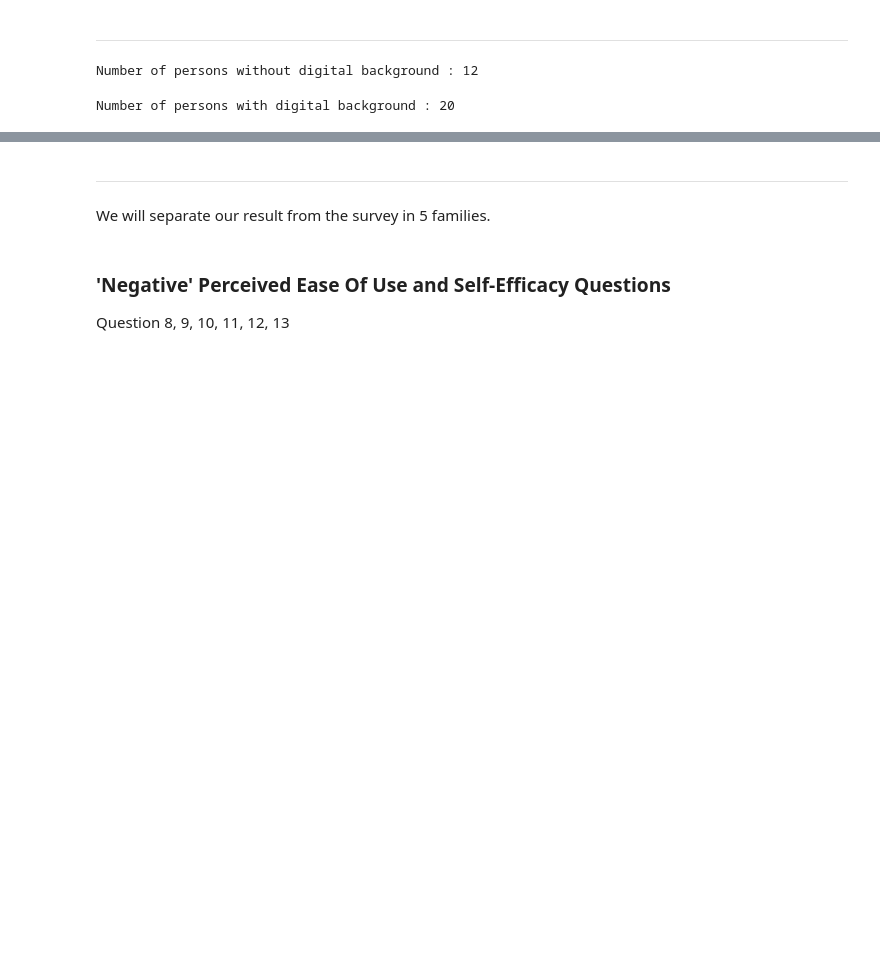
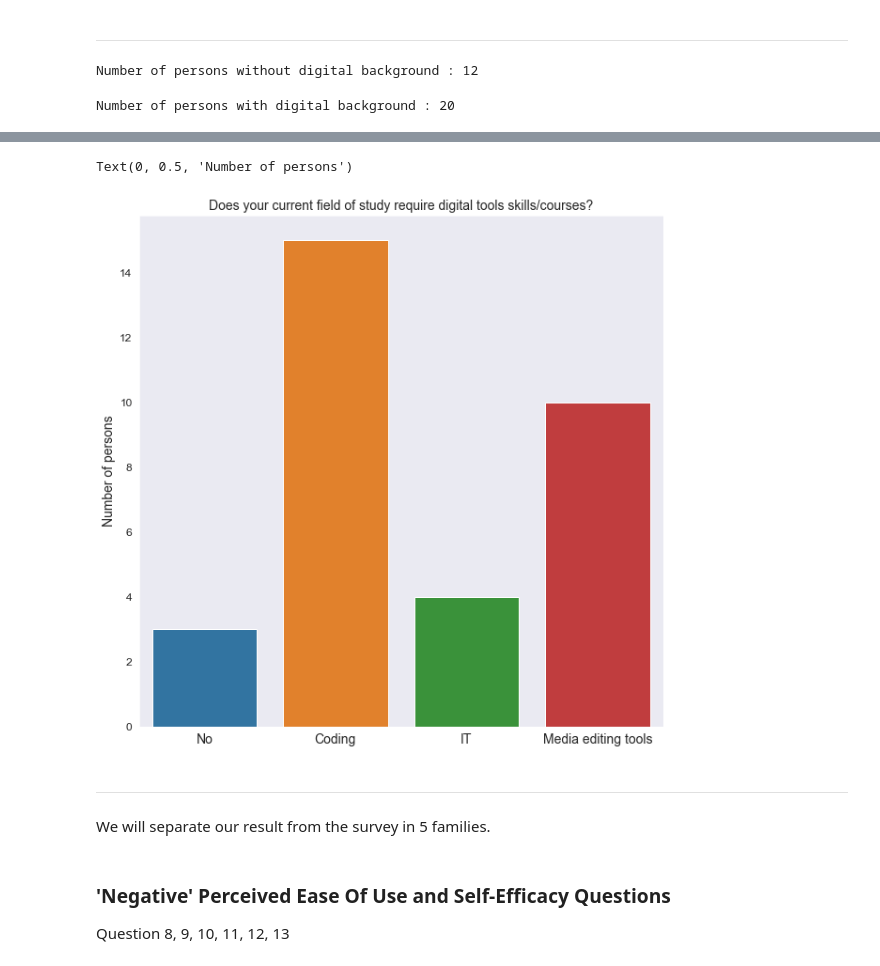
Before and after one commit to sh1r4/open_science_research, a Jupyter notebook: Analysis.ipynb, the cells around one changed output, grey strips where cells are left out. Saved outputs shown, nothing was run; the diff lists cells and outputs as text; code cells hidden in the pictures; blank space fills up the shorter version.

```diff
--- a/Analysis.ipynb
+++ b/Analysis.ipynb
@@ -185,3 +191,20 @@ Text(0, 0.5, 'Count')
+# %%
+data = df
+data['#6'] = data['#6'].apply(lambda x: x.replace('Coding (for example: any programming language)', 'Coding'))
+data['#6'] = data['#6'].apply(lambda x: x.replace('IT (computer science, tech support)', 'IT'))
+data['#6'] = data['#6'].apply(lambda x: x.replace('Media editing tools (video, images, music, etc.)', 'Media editing tools'))
+data['#6'] = data['#6'].apply(lambda x: x.replace('Commerce (business, finance, marketing, etc.)', 'Commerce'))
+
+fig, ax = plt.subplots(figsize=(10,10))
+ax = sns.countplot(x='#6', data=data)
+plt.xlabel('')
+plt.title(questions['#6'], fontsize=14)
+plt.rc('xtick', labelsize=14)
+plt.rc('ytick', labelsize=12)
+plt.ylabel('Number of persons', fontsize=14)
+# %% [output]
+Text(0, 0.5, 'Number of persons')
+[figure, added]
 # %% [markdown]
 ***
 # %% [markdown]
```
Also changed, not shown: parts of 31 cells of this notebook.
